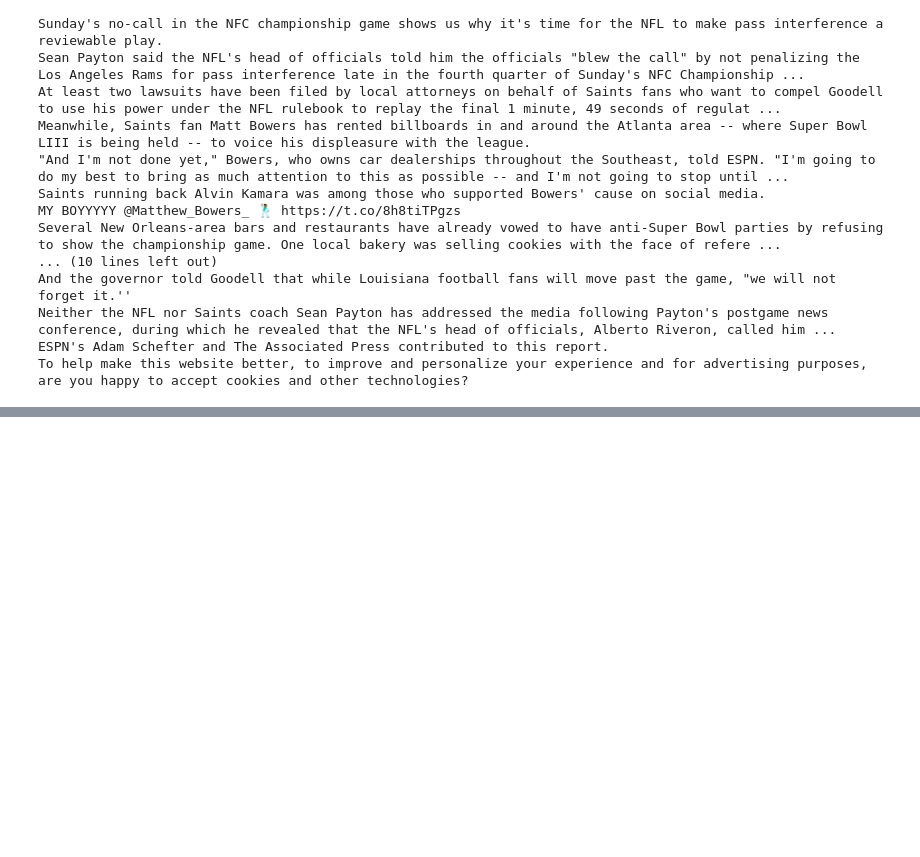
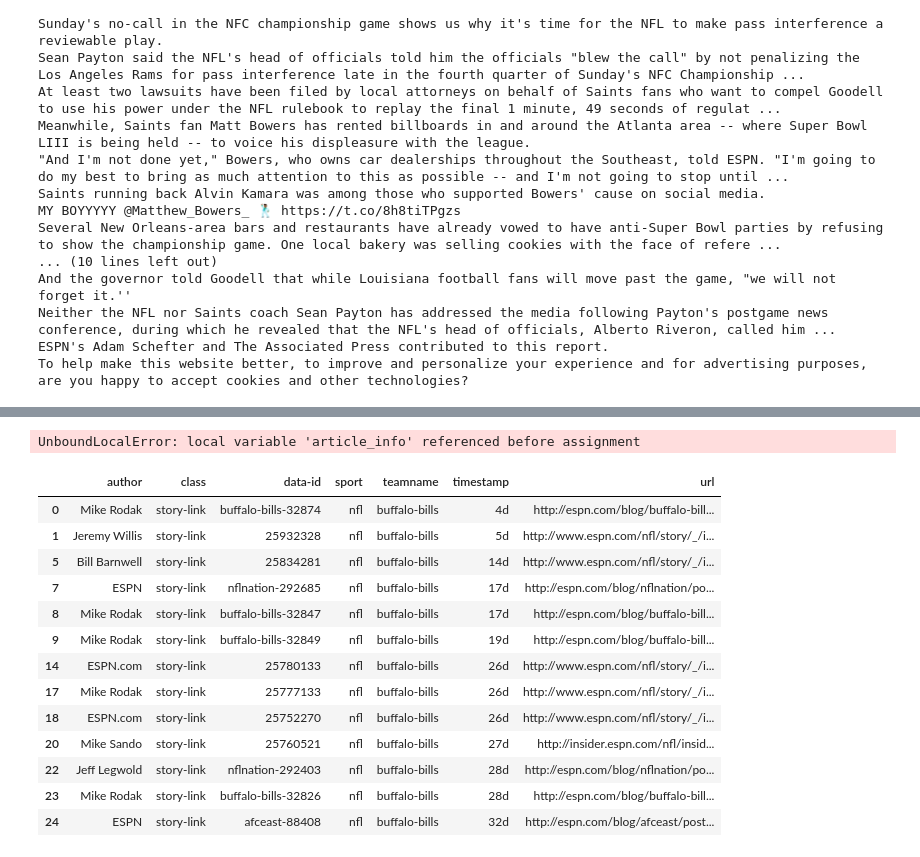
Before and after one commit to atenkumar/HeadlineGeneration, a Jupyter notebook: Headline Generation.ipynb, the cells around one changed output, grey strips where cells are left out. Drawn from its saved outputs; the diff is of its cells as text; code cells hidden in the pictures; blank space fills up the shorter version.

Commit message:
adding in URL extraction

```diff
--- a/Headline Generation.ipynb
+++ b/Headline Generation.ipynb
@@ -86,0 +104,5 @@ https://preferences-mgr.truste.com/?pid=disney01&aid=espnemea01&type=espnemea
+# %%
+for art in articles:
+    print('---'*30)
+    print(art['class'])
+    print(art.a['class'])
@@ -86,0 +177,57 @@ https://preferences-mgr.truste.com/?pid=disney01&aid=espnemea01&type=espnemea
+# %%
+def extract_articles(soup, teamname):
+    articles = [art for art in soup.find_all('article') if 'data-id' in art.attrs.keys()]
+
+    articles_list = []
+    for article in articles:
+        if 'news-feed-story-package' in article['class']: # should be ['news-feed-item', 'news-feed-story-package']
+            article_info = {}
+            article_info['teamname'] = teamname
+            for child in article.children:
+                if child.name == 'a':
+                    article_info['class'] = child['class'][0]
+                    article_info['data-id'] = child['data-id']
+                    article_info['url'] = child['data-popup-href']
+                    article_info['sport'] = child['data-sport']
+                if child.name == 'div':
+                    for span in child.div.div.children: # should be a timestap and author span tag
+                        if 'timestamp' in span['class']: # Beautiful soup always makes the class a list (NOT a string)
+                            article_info['timestamp'] = span.string
+                        elif 'author' in span['class']:
+                            article_info['author'] = span.string
+
+        articles_list.append(article_info)
+
+    # convert list of dictionaries into dataframe
+    df = pd.DataFrame(articles_list)
+    return df
+
+def get_df_from_teamname_link(link):
+    teamname = link.split('/')[-1] # grab top link (ex 'buffalo-bills')
+    html_page =  requests.get(link)
+    soup = BeautifulSoup(html_page.content, 'lxml')
+    df = extract_articles(soup, teamname)
+    return df
+# %%
+link = "http://www.espn.com/nfl/team/_/name/mia/miami-dolphins"
+df = get_df_from_teamname_link(link)
+df
+# %% [output]
+UnboundLocalError: local variable 'article_info' referenced before assignment
+# %%
+df.drop_duplicates('data-id')
+# %% [output]
+|  | author | class | data-id | sport | teamname | timestamp | url |
+| 0 | Mike Rodak | story-link | buffalo-bills-32874 | nfl | buffalo-bills | 4d | http://espn.com/blog/buffalo-bill... |
+| 1 | Jeremy Willis | story-link | 25932328 | nfl | buffalo-bills | 5d | http://www.espn.com/nfl/story/_/i... |
+| 5 | Bill Barnwell | story-link | 25834281 | nfl | buffalo-bills | 14d | http://www.espn.com/nfl/story/_/i... |
+| 7 | ESPN | story-link | nflnation-292685 | nfl | buffalo-bills | 17d | http://espn.com/blog/nflnation/po... |
+| 8 | Mike Rodak | story-link | buffalo-bills-32847 | nfl | buffalo-bills | 17d | http://espn.com/blog/buffalo-bill... |
+| 9 | Mike Rodak | story-link | buffalo-bills-32849 | nfl | buffalo-bills | 19d | http://espn.com/blog/buffalo-bill... |
+| 14 | ESPN.com | story-link | 25780133 | nfl | buffalo-bills | 26d | http://www.espn.com/nfl/story/_/i... |
+| 17 | Mike Rodak | story-link | 25777133 | nfl | buffalo-bills | 26d | http://www.espn.com/nfl/story/_/i... |
+| 18 | ESPN.com | story-link | 25752270 | nfl | buffalo-bills | 26d | http://www.espn.com/nfl/story/_/i... |
+| 20 | Mike Sando | story-link | 25760521 | nfl | buffalo-bills | 27d | http://insider.espn.com/nfl/insid... |
+| 22 | Jeff Legwold | story-link | nflnation-292403 | nfl | buffalo-bills | 28d | http://espn.com/blog/nflnation/po... |
+| 23 | Mike Rodak | story-link | buffalo-bills-32826 | nfl | buffalo-bills | 28d | http://espn.com/blog/buffalo-bill... |
+| 24 | ESPN | story-link | afceast-88408 | nfl | buffalo-bills | 32d | http://espn.com/blog/afceast/post... |
```
Also changed, not shown: parts of 8 cells of this notebook.
